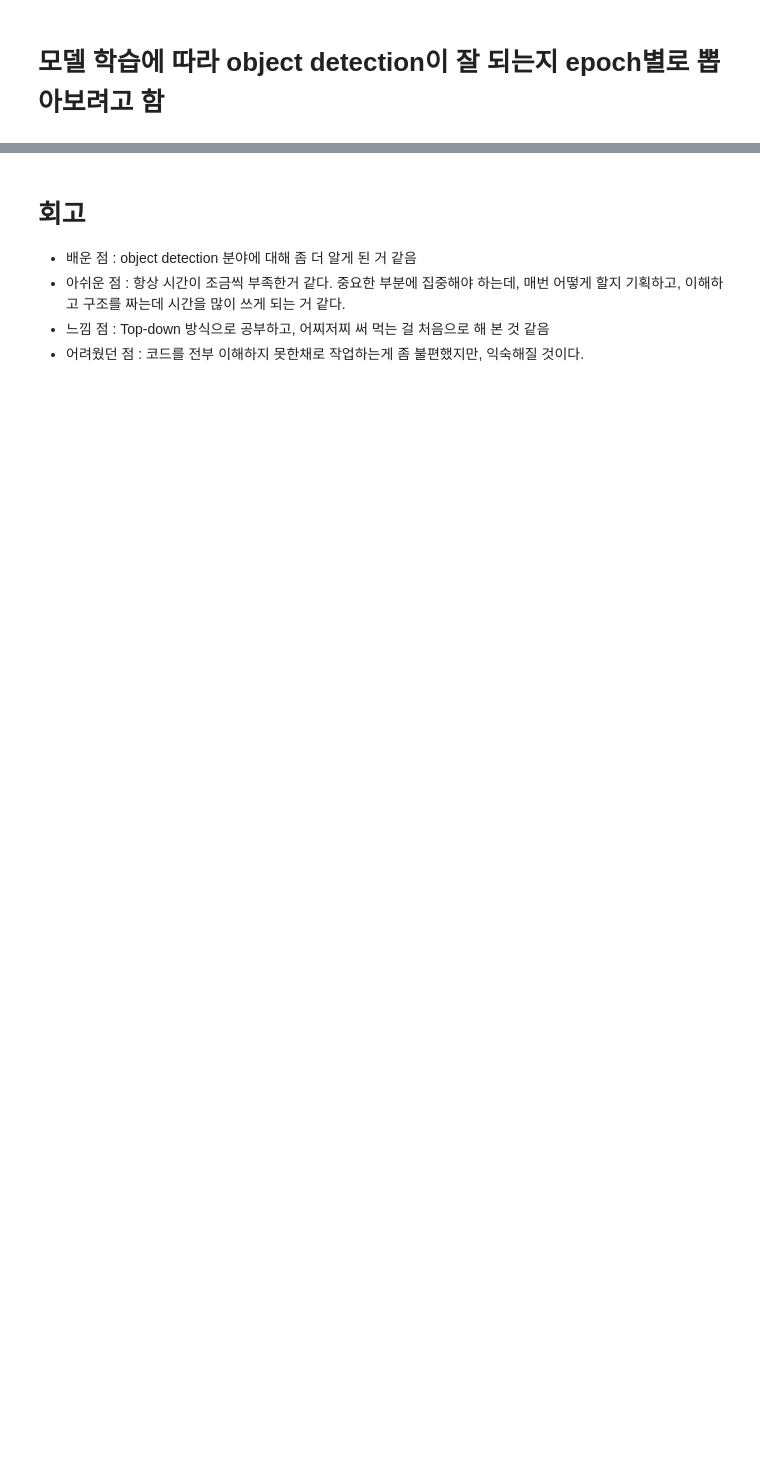
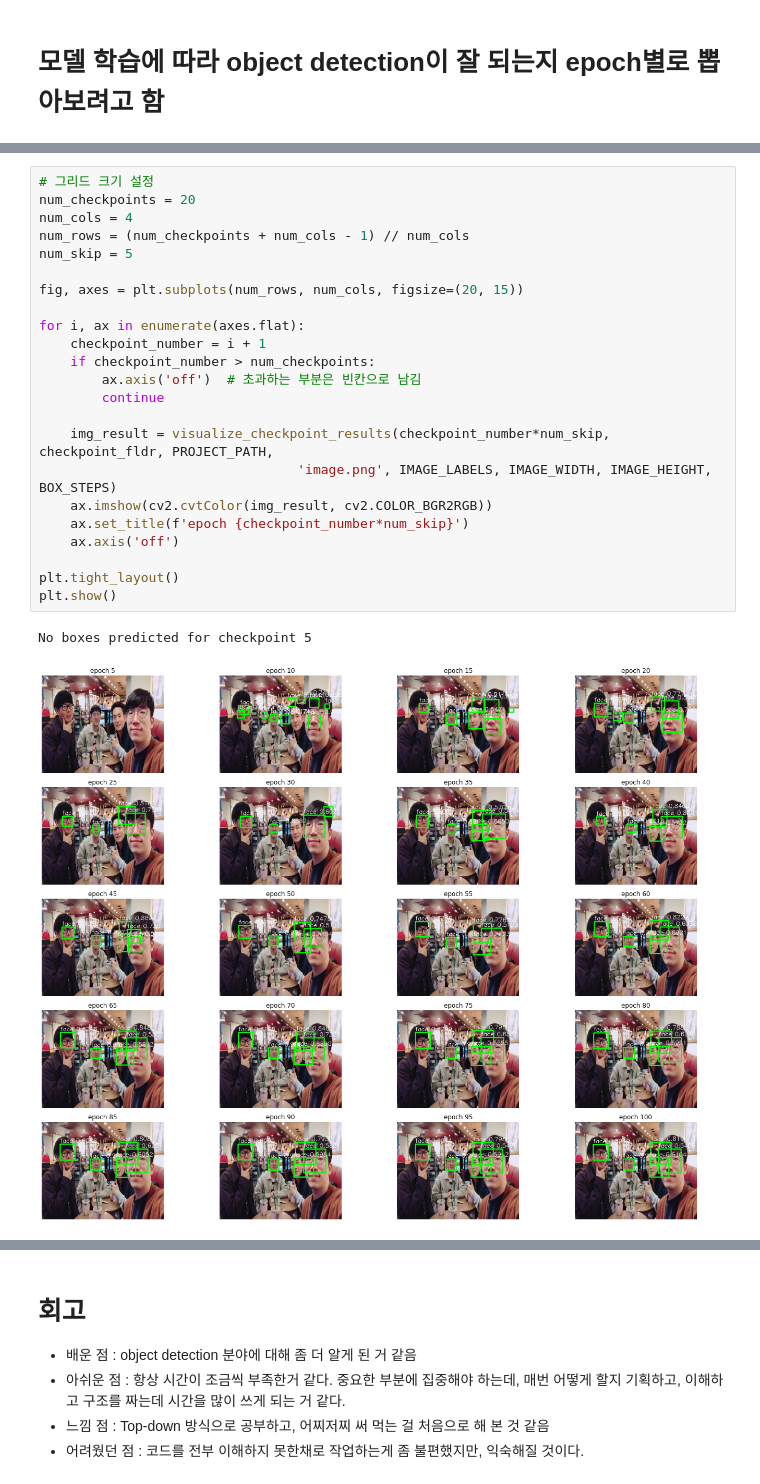
Before and after one commit to L3earl/aiffel, a Jupyter notebook: 0710_GOINGDEEPER_05/project-Copy1.ipynb, the cells around one changed output, grey strips where cells are left out. Saved outputs shown, nothing was run; the diff lists cells and outputs as text; blank space fills up the shorter version.

```diff
--- a/0710_GOINGDEEPER_05/project-Copy1.ipynb
+++ b/0710_GOINGDEEPER_05/project-Copy1.ipynb
@@ -1174,0 +1166,26 @@ base_model/trn_checkpoints/cp-0010.ckpt
+# %%
+# 그리드 크기 설정
+num_checkpoints = 20
+num_cols = 4
+num_rows = (num_checkpoints + num_cols - 1) // num_cols
+num_skip = 5
+
+fig, axes = plt.subplots(num_rows, num_cols, figsize=(20, 15))
+
+for i, ax in enumerate(axes.flat):
+    checkpoint_number = i + 1
+    if checkpoint_number > num_checkpoints:
+        ax.axis('off')  # 초과하는 부분은 빈칸으로 남김
+        continue
+
+    img_result = visualize_checkpoint_results(checkpoint_number*num_skip, checkpoint_fldr, PROJECT_PATH,
+                                 'image.png', IMAGE_LABELS, IMAGE_WIDTH, IMAGE_HEIGHT, BOX_STEPS)
+    ax.imshow(cv2.cvtColor(img_result, cv2.COLOR_BGR2RGB))
+    ax.set_title(f'epoch {checkpoint_number*num_skip}')
+    ax.axis('off')
+
+plt.tight_layout()
+plt.show()
+# %% [output]
+No boxes predicted for checkpoint 5
+[figure, added]
```
Also changed, not shown: parts of 12 cells of this notebook, 1 other file.
